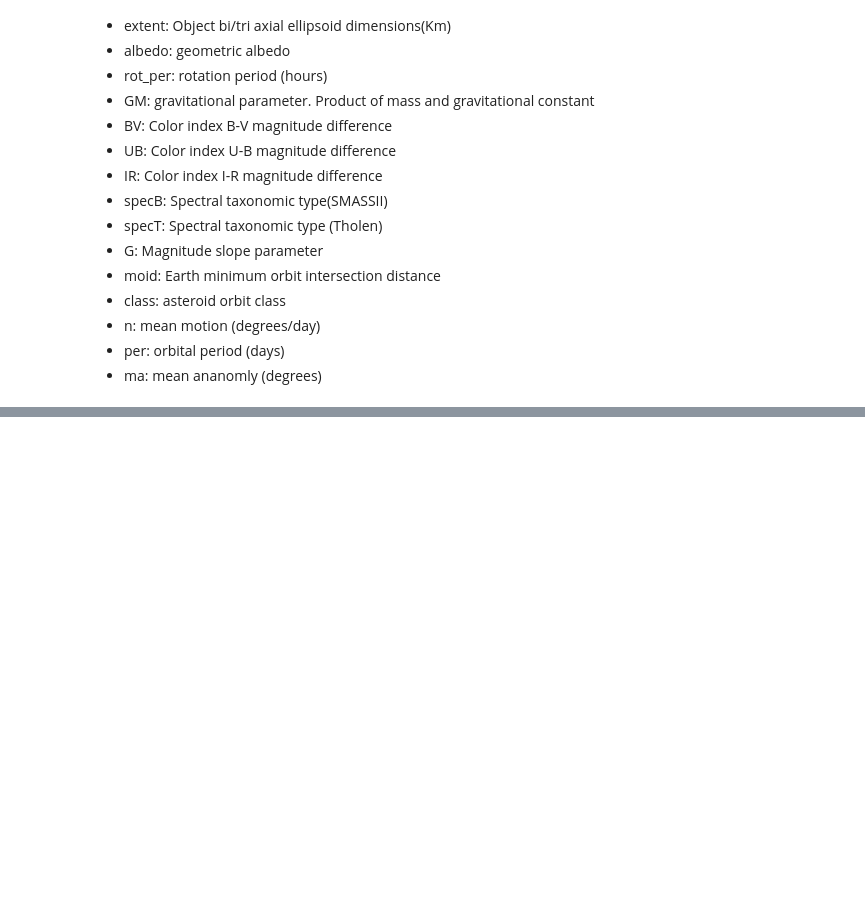
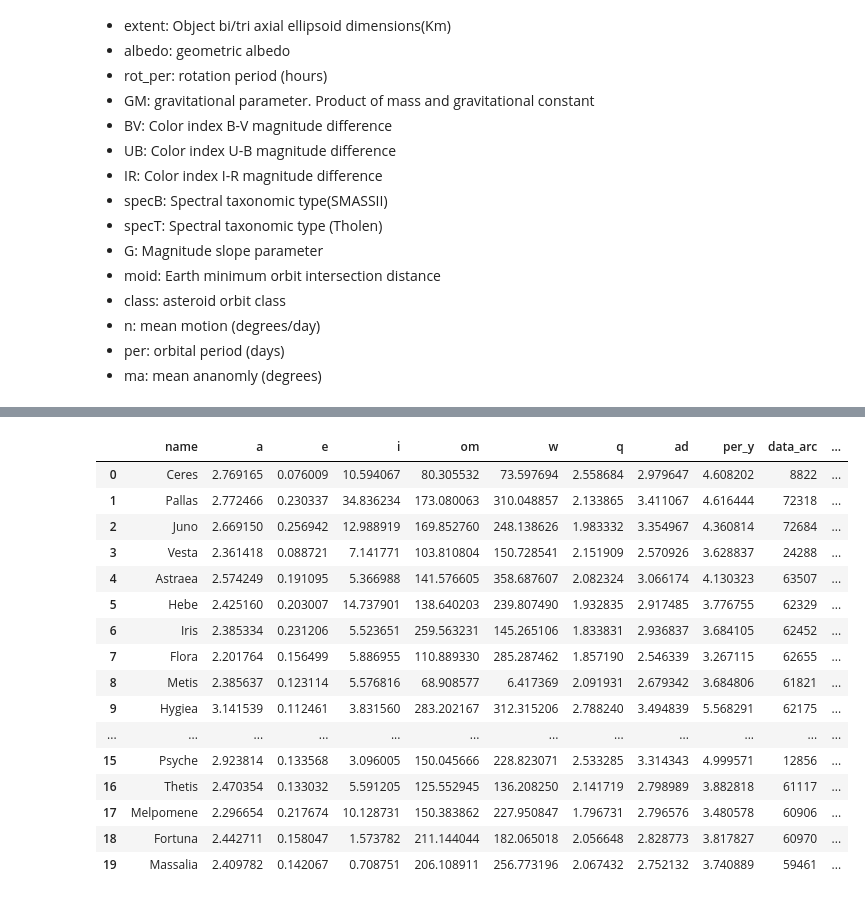
Before and after one commit to VinceDiR/celestial_body_size_predictor, a Jupyter notebook: asteroid_size_predictor.ipynb, the cells around one changed output, grey strips where cells are left out. Cells and saved outputs as stored; diff of their text form; code cells hidden in the pictures; blank space fills up the shorter version.

```diff
--- a/asteroid_size_predictor.ipynb
+++ b/asteroid_size_predictor.ipynb
@@ -8,3 +3,10 @@ WARNING:root:'PYARROW_IGNORE_TIMEZONE' environment variable was not set. It is r
+# %%
+from pyspark.sql import SparkSession
+import pandas as pd
+from pyspark.ml.feature import StringIndexer, OneHotEncoder
+from pyspark.ml import Pipeline
+from pyspark.sql.functions import *
+pd.set_option('display.max_columns', None)
 # %%
 spark = SparkSession.builder.appName('GCSFilesRead').getOrCreate()
 # %% [output]
@@ -18,6 +20,6 @@ spark._jsc.hadoopConfiguration().set("google.cloud.auth.service.account.json.key
 bucket_name="ndir-metis-bucket"
 path=f"gs://{bucket_name}/asteroid/Asteroid_Updated.csv"
 # %%
-df=spark.read.csv(path, header=True)
+df=spark.read.csv(path, sep=',', inferSchema=True, header=True)
 df.printSchema()
 # %% [output]
@@ -72,0 +86,23 @@ root
+# %%
+def preview(df, n=20):
+    return pd.DataFrame(df.take(n), columns=df.columns)
+# %%
+preview(df)
+# %% [output]
+|  | name | a | e | i | om | w | q | ad | per_y | data_arc | ... |
+| 0 | Ceres | 2.769165 | 0.076009 | 10.594067 | 80.305532 | 73.597694 | 2.558684 | 2.979647 | 4.608202 | 8822 | ... |
+| 1 | Pallas | 2.772466 | 0.230337 | 34.836234 | 173.080063 | 310.048857 | 2.133865 | 3.411067 | 4.616444 | 72318 | ... |
+| 2 | Juno | 2.669150 | 0.256942 | 12.988919 | 169.852760 | 248.138626 | 1.983332 | 3.354967 | 4.360814 | 72684 | ... |
+| 3 | Vesta | 2.361418 | 0.088721 | 7.141771 | 103.810804 | 150.728541 | 2.151909 | 2.570926 | 3.628837 | 24288 | ... |
+| 4 | Astraea | 2.574249 | 0.191095 | 5.366988 | 141.576605 | 358.687607 | 2.082324 | 3.066174 | 4.130323 | 63507 | ... |
+| 5 | Hebe | 2.425160 | 0.203007 | 14.737901 | 138.640203 | 239.807490 | 1.932835 | 2.917485 | 3.776755 | 62329 | ... |
+| 6 | Iris | 2.385334 | 0.231206 | 5.523651 | 259.563231 | 145.265106 | 1.833831 | 2.936837 | 3.684105 | 62452 | ... |
+| 7 | Flora | 2.201764 | 0.156499 | 5.886955 | 110.889330 | 285.287462 | 1.857190 | 2.546339 | 3.267115 | 62655 | ... |
+| 8 | Metis | 2.385637 | 0.123114 | 5.576816 | 68.908577 | 6.417369 | 2.091931 | 2.679342 | 3.684806 | 61821 | ... |
+| 9 | Hygiea | 3.141539 | 0.112461 | 3.831560 | 283.202167 | 312.315206 | 2.788240 | 3.494839 | 5.568291 | 62175 | ... |
+| ... | ... | ... | ... | ... | ... | ... | ... | ... | ... | ... | ... |
+| 15 | Psyche | 2.923814 | 0.133568 | 3.096005 | 150.045666 | 228.823071 | 2.533285 | 3.314343 | 4.999571 | 12856 | ... |
+| 16 | Thetis | 2.470354 | 0.133032 | 5.591205 | 125.552945 | 136.208250 | 2.141719 | 2.798989 | 3.882818 | 61117 | ... |
+| 17 | Melpomene | 2.296654 | 0.217674 | 10.128731 | 150.383862 | 227.950847 | 1.796731 | 2.796576 | 3.480578 | 60906 | ... |
+| 18 | Fortuna | 2.442711 | 0.158047 | 1.573782 | 211.144044 | 182.065018 | 2.056648 | 2.828773 | 3.817827 | 60970 | ... |
+| 19 | Massalia | 2.409782 | 0.142067 | 0.708751 | 206.108911 | 256.773196 | 2.067432 | 2.752132 | 3.740889 | 59461 | ... |
```
Also changed, not shown: parts of 31 cells of this notebook, 1 other file.
